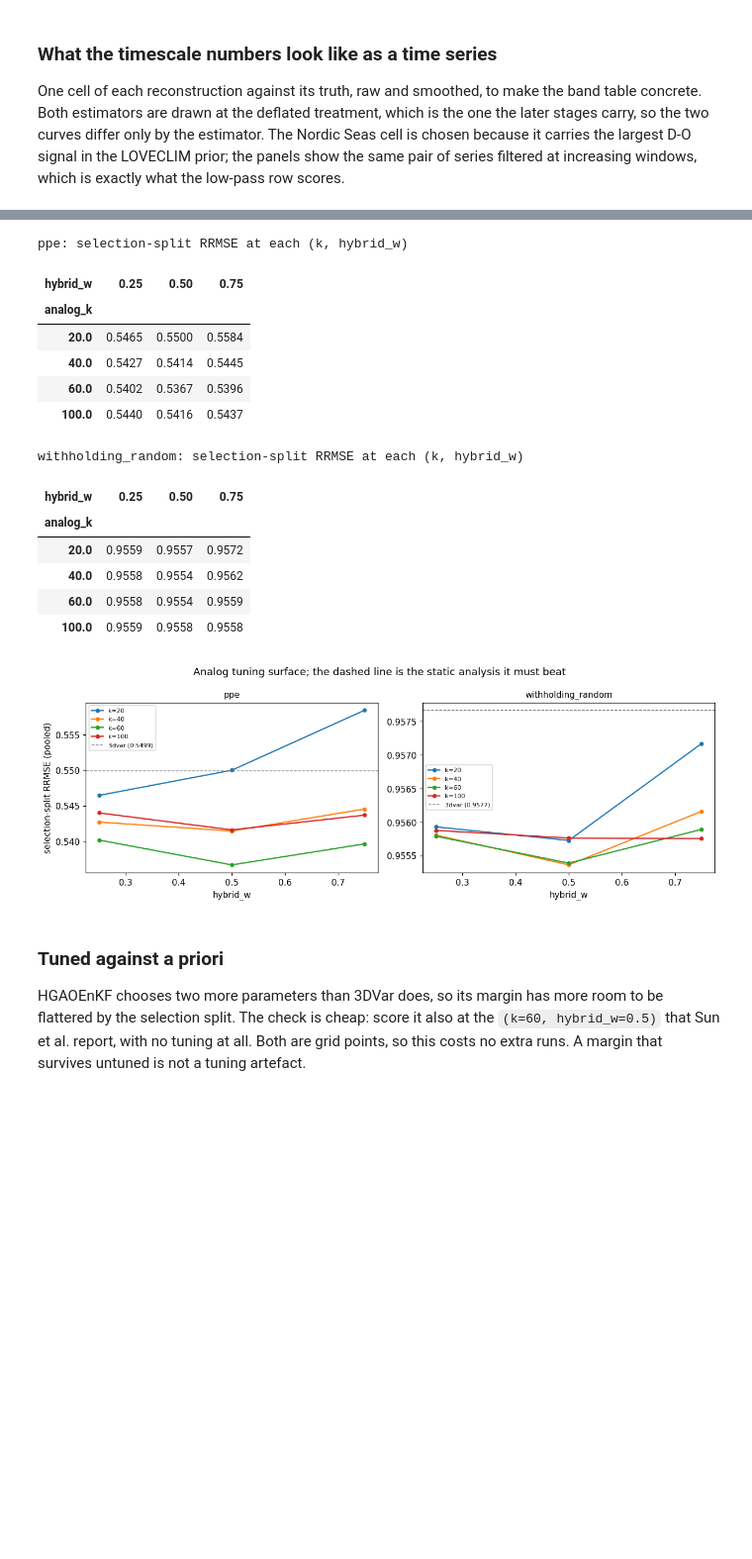
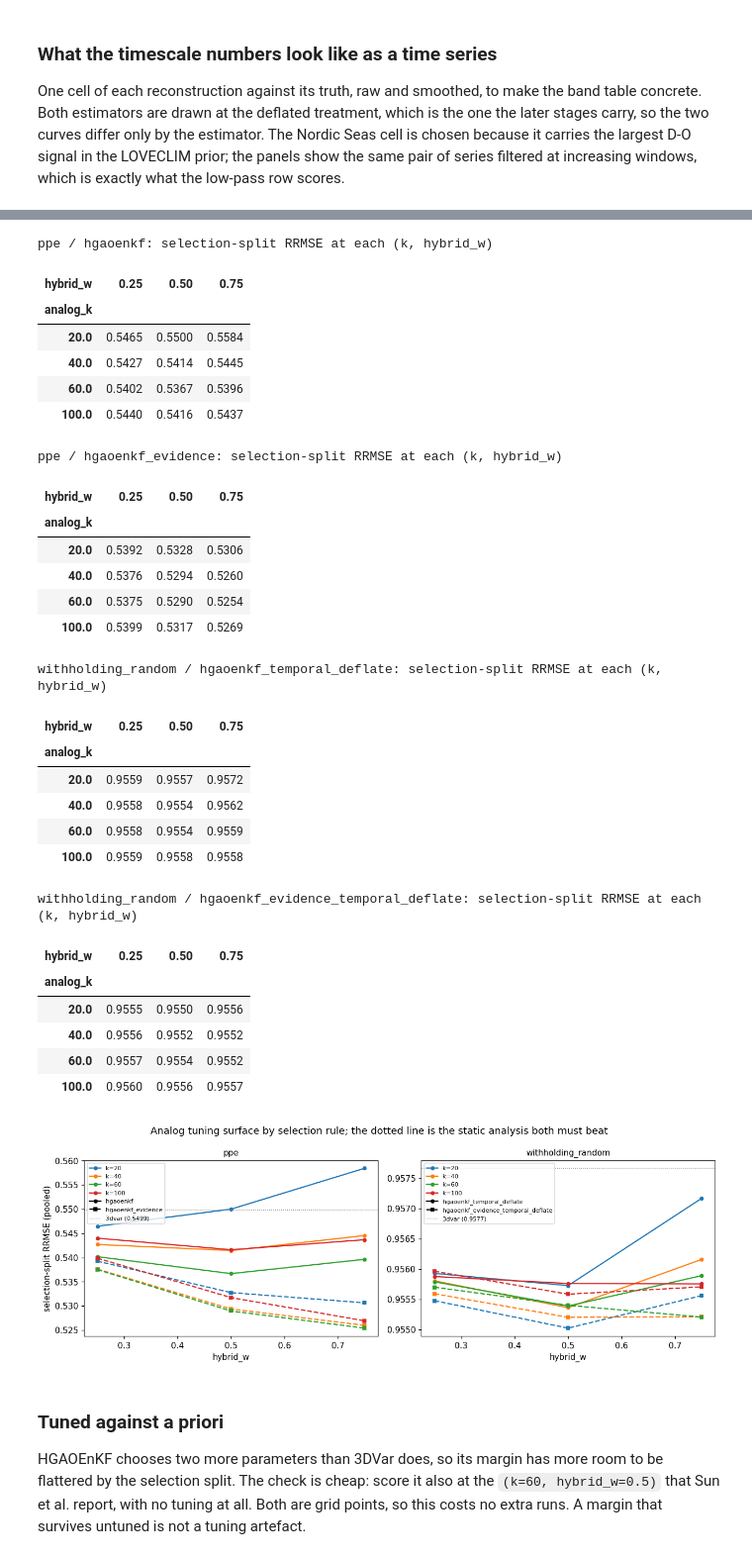
Before and after one commit to evgeni-g-georgiev/sparse_paleoclimate_field_reconstruction, a Jupyter notebook: notebooks/09_da_comparison.ipynb, the cells around one changed output, grey strips where cells are left out. Shown at 99% size. Cells and saved outputs as stored; diff of their text form; code cells hidden in the pictures; blank space fills up the shorter version.

```diff
--- a/notebooks/09_da_comparison.ipynb
+++ b/notebooks/09_da_comparison.ipynb
@@ -640,56 +684,82 @@ def analog_surface(lane, method):
     if sub.empty:
         return None
     return sub.groupby(["analog_k", "hybrid_w"])["value"].min().unstack()
 
 
 def static_reference(lane, model="pixel"):
     """The 3DVar selection-split RRMSE at its own operating point, the curve's left end."""
     cfg = best[(model, lane)]
     sub = M[(M.model == model) & (M.lane == lane) & (M.split == "selection")
             & (M.channel == "pooled") & (M.do_event == "all") & (M.metric == "rrmse")]
     sub = match_config(sub, cfg)
     return float(sub["value"].iloc[0]) if len(sub) else np.nan
 
 
-ANALOG_LANES = [("ppe", "hgaoenkf", "pixel"),
-                ("withholding_random", "hgaoenkf_temporal_deflate", "pixel_temporal_deflate")]
+# One entry per (lane, estimator); the two rules share an axis so the gap is read off one
+# picture rather than by comparing two.
+ANALOG_LANES = [(lane, f"{est}{suffix}", ref)
+                for lane, suffix, ref in
+                (("ppe", "", "pixel"),
+                 ("withholding_random", "_temporal_deflate", "pixel_temporal_deflate"))
+                for est in (HG, HG_EV)]
+RULE_STYLE = {HG: ("-", "o"), HG_EV: ("--", "s")}
+ANALOG_PANELS = ["ppe", "withholding_random"]
 
-fig, axes = plt.subplots(1, len(ANALOG_LANES), figsize=(5.6 * len(ANALOG_LANES), 4.0),
+fig, axes = plt.subplots(1, len(ANALOG_PANELS), figsize=(5.8 * len(ANALOG_PANELS), 4.2),
                          squeeze=False)
-for ax, (lane, method, ref_model) in zip(axes[0], ANALOG_LANES):
-    surf = analog_surface(lane, method)
-    if surf is None:
-        ax.set_axis_off()
-        continue
-    print(f"{lane}: selection-split RRMSE at each (k, hybrid_w)")
-    display(surf.round(4))
-    for k, row in surf.iterrows():
-        ax.plot(row.index, row.values, marker="o", ms=4, label=f"k={int(k)}")
-    ref = static_reference(lane, ref_model)
-    ax.axhline(ref, color="grey", lw=0.9, ls="--", label=f"3dvar ({ref:.4f})")
-    ax.set_xlabel("hybrid_w"); ax.set_title(lane, fontsize=10)
+for ax, panel in zip(axes[0], ANALOG_PANELS):
+    entries = [t for t in ANALOG_LANES if t[0] == panel]
+    ref = static_reference(panel, entries[0][2])
+    for ci, (lane, method, ref_model) in enumerate(entries):
+        surf = analog_surface(lane, method)
+        if surf is None:
+            continue
+        print(f"{lane} / {method}: selection-split RRMSE at each (k, hybrid_w)")
+        display(surf.round(4))
+        ls, mk = RULE_STYLE[HG_EV if method.startswith(HG_EV) else HG]
+        for ki, (k, row) in enumerate(surf.iterrows()):
+            ax.plot(row.index, row.values, ls=ls, marker=mk, ms=4, color=f"C{ki}",
+                    label=f"k={int(k)}" if ci == 0 else None)
+        ax.plot([], [], ls=ls, marker=mk, ms=4, color="black", label=method)
+    ax.axhline(ref, color="grey", lw=0.9, ls=":", label=f"3dvar ({ref:.4f})")
+    ax.set_xlabel("hybrid_w"); ax.set_title(panel, fontsize=10)
     ax.legend(fontsize=7)
 axes[0, 0].set_ylabel("selection-split RRMSE (pooled)")
-fig.suptitle("Analog tuning surface; the dashed line is the static analysis it must beat")
+fig.suptitle("Analog tuning surface by selection rule; the dotted line is the static "
+             "analysis both must beat")
 fig.tight_layout()
 fig.savefig(FIG / "analog_selection_surface.png", bbox_inches="tight")
 plt.show()
 # %% [output]
-ppe: selection-split RRMSE at each (k, hybrid_w)
+ppe / hgaoenkf: selection-split RRMSE at each (k, hybrid_w)
 | hybrid_w | 0.25 | 0.50 | 0.75 |
 | analog_k |  |  |  |
 | 20.0 | 0.5465 | 0.5500 | 0.5584 |
 | 40.0 | 0.5427 | 0.5414 | 0.5445 |
 | 60.0 | 0.5402 | 0.5367 | 0.5396 |
 | 100.0 | 0.5440 | 0.5416 | 0.5437 |
-withholding_random: selection-split RRMSE at each (k, hybrid_w)
+ppe / hgaoenkf_evidence: selection-split RRMSE at each (k, hybrid_w)
 | hybrid_w | 0.25 | 0.50 | 0.75 |
 | analog_k |  |  |  |
-| 20.0 | 0.9559 | 0.9557 | 0.9572 |
-| 40.0 | 0.9558 | 0.9554 | 0.9562 |
-| 60.0 | 0.9558 | 0.9554 | 0.9559 |
-| 100.0 | 0.9559 | 0.9558 | 0.9558 |
+| 20.0 | 0.5392 | 0.5328 | 0.5306 |
+| 40.0 | 0.5376 | 0.5294 | 0.5260 |
+| 60.0 | 0.5375 | 0.5290 | 0.5254 |
+| 100.0 | 0.5399 | 0.5317 | 0.5269 |
+withholding_random / hgaoenkf_temporal_deflate: selection-split RRMSE at each (k, hybrid_w)
+| hybrid_w | 0.25 | 0.50 | 0.75 |
+| analog_k |  |  |  |
+| 20.0 | 0.9559 | 0.9557 | 0.9572 |
+| 40.0 | 0.9558 | 0.9554 | 0.9562 |
+| 60.0 | 0.9558 | 0.9554 | 0.9559 |
+| 100.0 | 0.9559 | 0.9558 | 0.9558 |
+withholding_random / hgaoenkf_evidence_temporal_deflate: selection-split RRMSE at each (k, hybrid_w)
+| hybrid_w | 0.25 | 0.50 | 0.75 |
+| analog_k |  |  |  |
+| 20.0 | 0.9555 | 0.9550 | 0.9556 |
+| 40.0 | 0.9556 | 0.9552 | 0.9552 |
+| 60.0 | 0.9557 | 0.9554 | 0.9552 |
+| 100.0 | 0.9560 | 0.9556 | 0.9557 |
-[figure, old version]
+[figure, new version]
 # %% [markdown]
 ### Tuned against a priori
 
```
Also changed, not shown: parts of 19 cells of this notebook.
